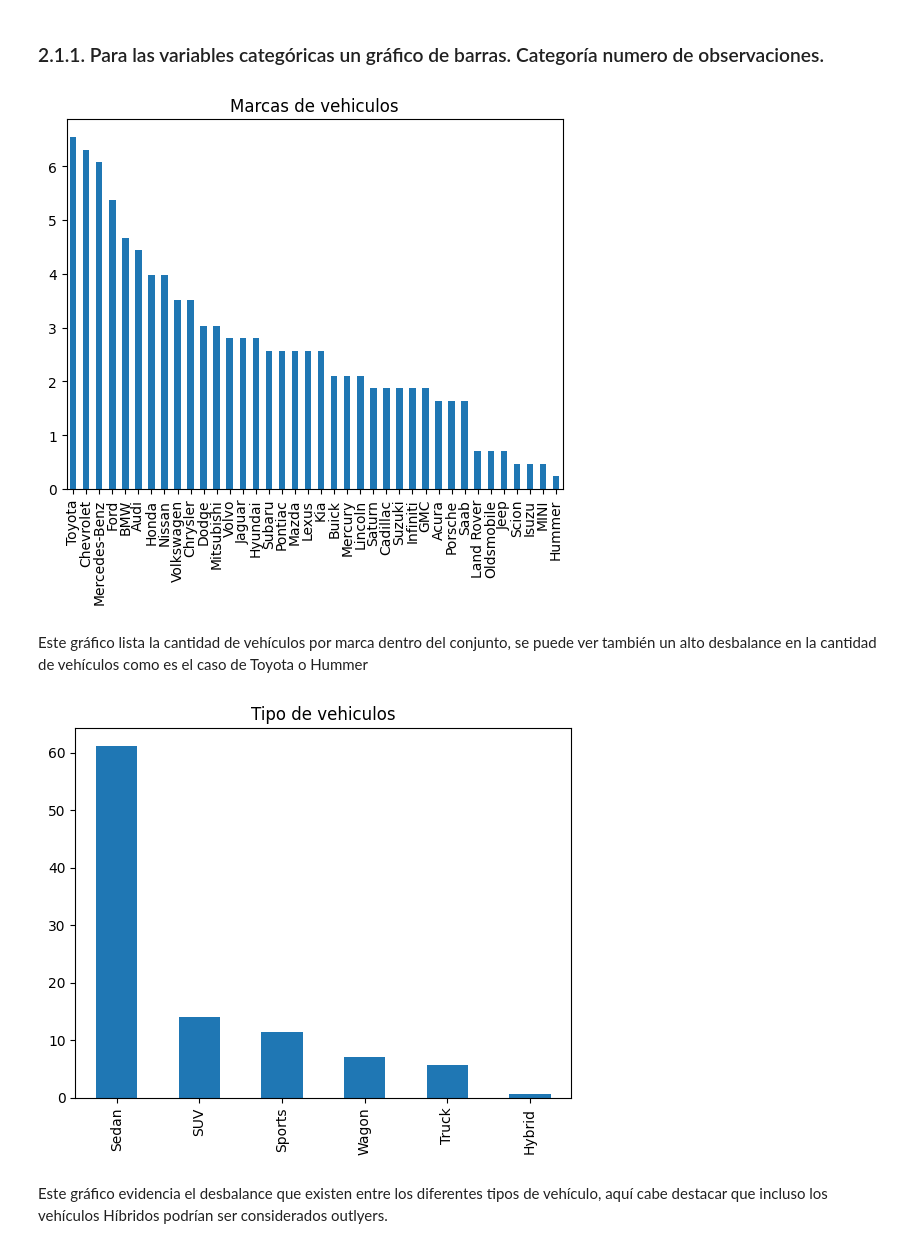
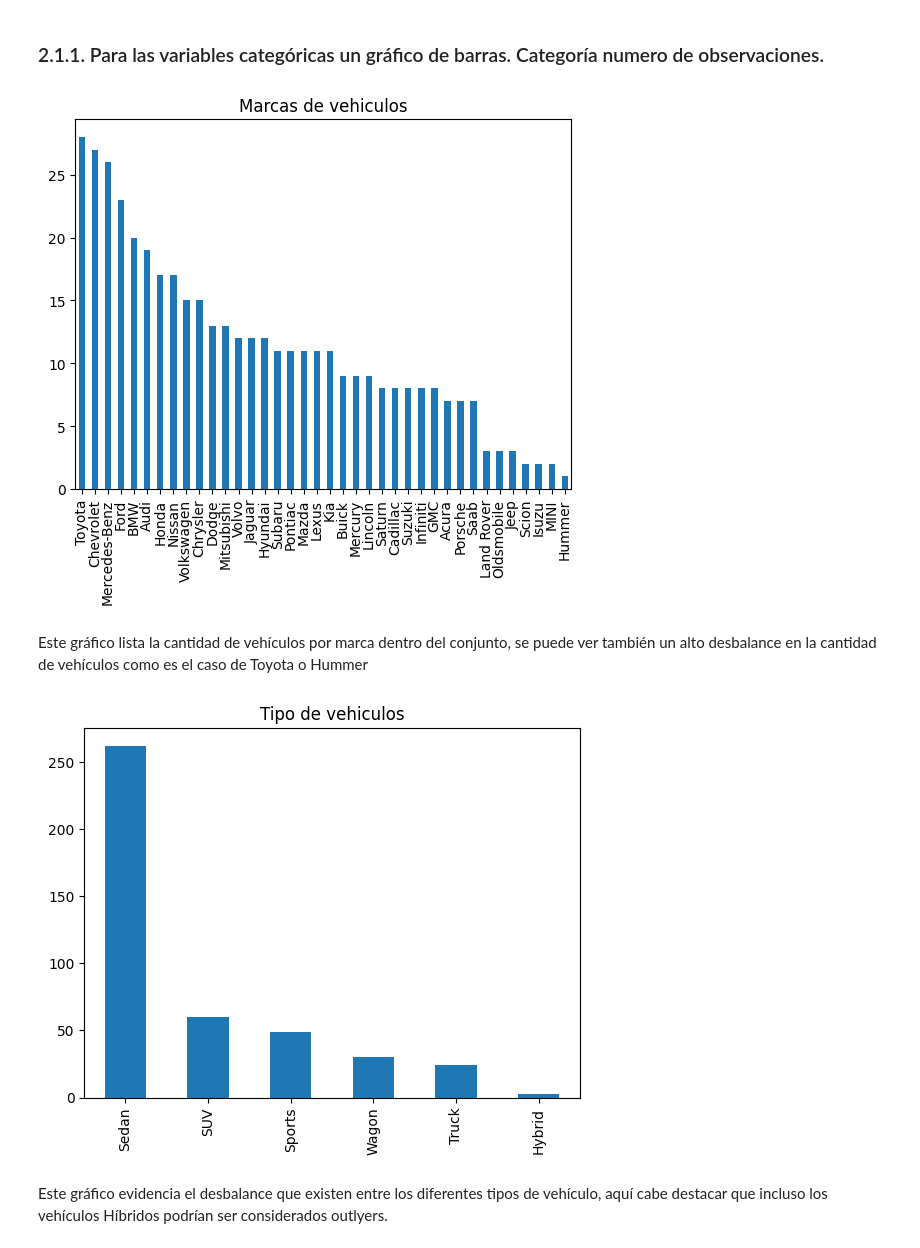
Before and after one commit to JuanMorales4619/Estadistica-3, a Jupyter notebook: Tarea 1/src/notebook/Punto2.ipynb, the cells around one changed output. Drawn from its saved outputs; the diff is of its cells as text; code cells hidden in the pictures.

```diff
--- a/Tarea 1/src/notebook/Punto2.ipynb
+++ b/Tarea 1/src/notebook/Punto2.ipynb
@@ -40,17 +40,17 @@ df.describe()
 # %% [markdown]
 ### 2.1.1. Para las variables categóricas un gráfico de barras. Categoría numero de observaciones.
 # %%
-plot = (100 * df['Make'].value_counts() / len(df['Make'])).plot(
+plot = (df['Make'].value_counts()).plot(
 kind='bar', title='Marcas de vehiculos')
 # %% [output]
-[figure, old version]
+[figure, new version]
 # %% [markdown]
 Este gráfico lista la cantidad de vehículos por marca dentro del conjunto, se puede ver también un alto desbalance en la cantidad de vehículos como es el caso de Toyota o Hummer
 # %%
-plot = (100 * df['Type'].value_counts() / len(df['Type'])).plot(
+plot = (df['Type'].value_counts()).plot(
 kind='bar', title='Tipo de vehiculos')
 # %% [output]
-[figure, old version]
+[figure, new version]
 # %% [markdown]
 Este gráfico evidencia el desbalance que existen entre los diferentes tipos de vehículo, aquí cabe destacar que incluso los vehículos Híbridos podrían ser considerados outlyers.
 # %%
```
Also changed, not shown: parts of 2 cells of this notebook.
